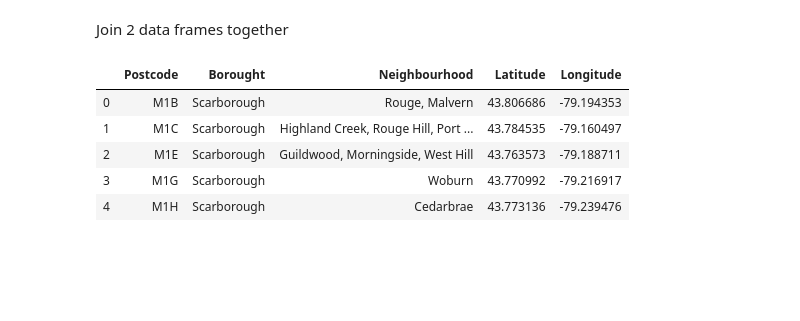
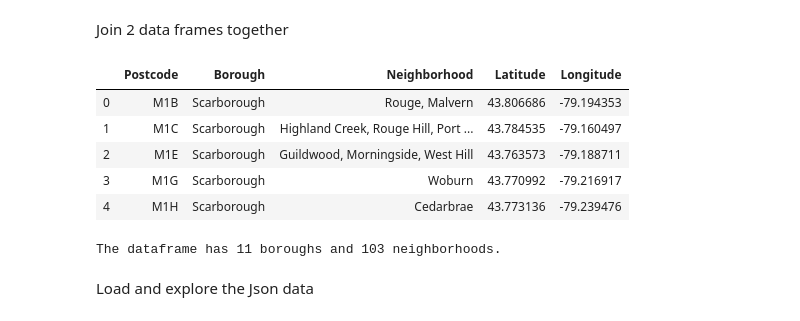
Before and after one commit to Quan-Dang-PM/Coursera_Capstone, a Jupyter notebook: Segmenting and Clustering Neighborhoods in Toronto.ipynb, the cells around one changed output. Cells and saved outputs as stored; diff of their text form; code cells hidden in the pictures; blank space fills up the shorter version.

```diff
--- a/Segmenting and Clustering Neighborhoods in Toronto.ipynb
+++ b/Segmenting and Clustering Neighborhoods in Toronto.ipynb
@@ -75,5 +102,5 @@ Join the duplicate Postcode and Borought rows
 # %%
-dfX = df.groupby(['Postcode','Borought']).agg(', '.join)
+dfX = df.groupby(['Postcode','Borough']).agg(', '.join)
 # %%
 dfX = dfX.reset_index()
 # %%
@@ -90,2 +116,0 @@ Replace the rows with Not assigned Neighbourhood with value in Borought
-# %%
-dfX.loc[dfX.Neighbourhood == 'Not assigned','Neighbourhood'] = dfX.Borought
@@ -92 +123,4 @@ dfX.loc[dfX.Neighbourhood == 'Not assigned','Neighbourhood'] = dfX.Borought
+# %%
+# Replace the value by Borough value
+dfX.loc[dfX.Neighborhood == 'Not assigned','Neighborhood'] = dfX.Borough
 # %%
@@ -129,13 +168,23 @@ df_Geo.shape
 # %% [markdown]
 Join 2 data frames together
 # %%
-df_Full = pd.merge(dfX, df_Geo, on='Postcode', how = 'outer')
+neighborhoods = pd.merge(dfX, df_Geo, on='Postcode', how = 'outer')
 # %%
-df_Full.head()
+neighborhoods.head()
 # %% [output]
-|  | Postcode | Borought | Neighbourhood | Latitude | Longitude |
+|  | Postcode | Borough | Neighborhood | Latitude | Longitude |
 | 0 | M1B | Scarborough | Rouge, Malvern | 43.806686 | -79.194353 |
 | 1 | M1C | Scarborough | Highland Creek, Rouge Hill, Port ... | 43.784535 | -79.160497 |
 | 2 | M1E | Scarborough | Guildwood, Morningside, West Hill | 43.763573 | -79.188711 |
 | 3 | M1G | Scarborough | Woburn | 43.770992 | -79.216917 |
 | 4 | M1H | Scarborough | Cedarbrae | 43.773136 | -79.239476 |
+# %%
+print('The dataframe has {} boroughs and {} neighborhoods.'.format(
+        len(neighborhoods['Borough'].unique()),
+        neighborhoods.shape[0]
+    )
+)
+# %% [output]
+The dataframe has 11 boroughs and 103 neighborhoods.
+# %% [markdown]
+Load and explore the Json data
```
Also changed, not shown: parts of 50 cells of this notebook, 1 other file.
